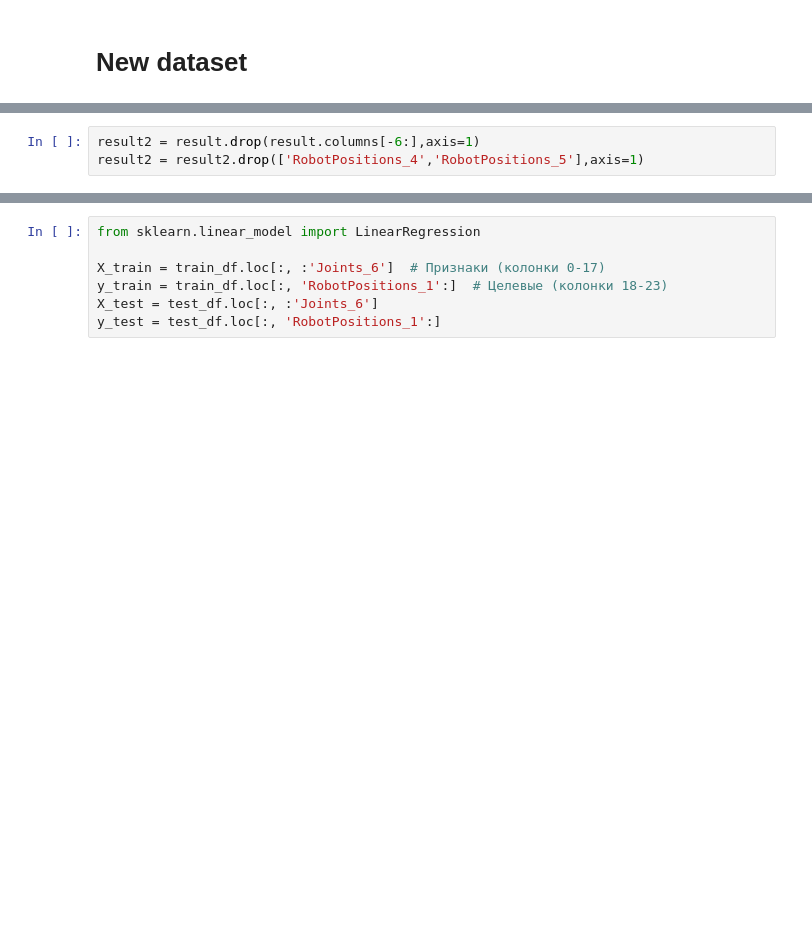
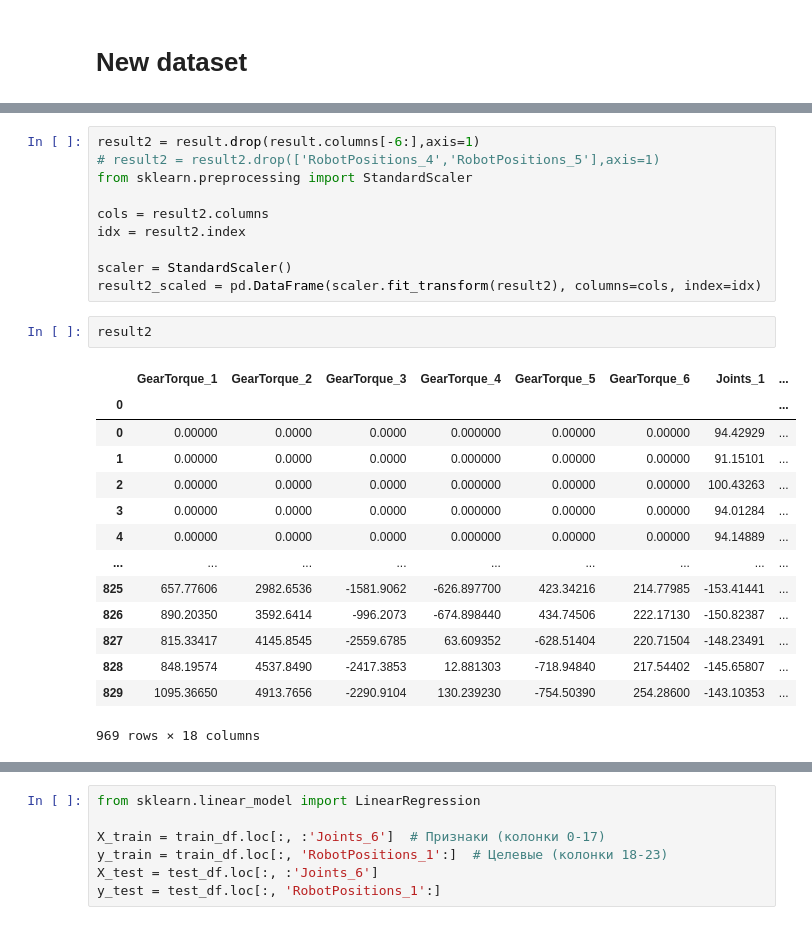
Before and after one commit to sohagutoro/neural_robotics, a Jupyter notebook: notebook/work_in_progress.ipynb, the cells around one changed output, grey strips where cells are left out. Cells and saved outputs as stored; diff of their text form; blank space fills up the shorter version.

```diff
--- a/notebook/work_in_progress.ipynb
+++ b/notebook/work_in_progress.ipynb
@@ -301,3 +305,27 @@ result = combine_files_with_index_check(
 # %%
 result2 = result.drop(result.columns[-6:],axis=1)
-result2 = result2.drop(['RobotPositions_4','RobotPositions_5'],axis=1)
+# result2 = result2.drop(['RobotPositions_4','RobotPositions_5'],axis=1)
+from sklearn.preprocessing import StandardScaler
+
+cols = result2.columns
+idx = result2.index
+
+scaler = StandardScaler()
+result2_scaled = pd.DataFrame(scaler.fit_transform(result2), columns=cols, index=idx)
+# %%
+result2
+# %% [output]
+|  | GearTorque_1 | GearTorque_2 | GearTorque_3 | GearTorque_4 | GearTorque_5 | GearTorque_6 | Joints_1 | ... |
+| 0 |  |  |  |  |  |  |  | ... |
+| 0 | 0.00000 | 0.0000 | 0.0000 | 0.000000 | 0.00000 | 0.00000 | 94.42929 | ... |
+| 1 | 0.00000 | 0.0000 | 0.0000 | 0.000000 | 0.00000 | 0.00000 | 91.15101 | ... |
+| 2 | 0.00000 | 0.0000 | 0.0000 | 0.000000 | 0.00000 | 0.00000 | 100.43263 | ... |
+| 3 | 0.00000 | 0.0000 | 0.0000 | 0.000000 | 0.00000 | 0.00000 | 94.01284 | ... |
+| 4 | 0.00000 | 0.0000 | 0.0000 | 0.000000 | 0.00000 | 0.00000 | 94.14889 | ... |
+| ... | ... | ... | ... | ... | ... | ... | ... | ... |
+| 825 | 657.77606 | 2982.6536 | -1581.9062 | -626.897700 | 423.34216 | 214.77985 | -153.41441 | ... |
+| 826 | 890.20350 | 3592.6414 | -996.2073 | -674.898440 | 434.74506 | 222.17130 | -150.82387 | ... |
+| 827 | 815.33417 | 4145.8545 | -2559.6785 | 63.609352 | -628.51404 | 220.71504 | -148.23491 | ... |
+| 828 | 848.19574 | 4537.8490 | -2417.3853 | 12.881303 | -718.94840 | 217.54402 | -145.65807 | ... |
+| 829 | 1095.36650 | 4913.7656 | -2290.9104 | 130.239230 | -754.50390 | 254.28600 | -143.10353 | ... |
+969 rows × 18 columns
```
Also changed, not shown: parts of 16 cells of this notebook, 1 other file.
